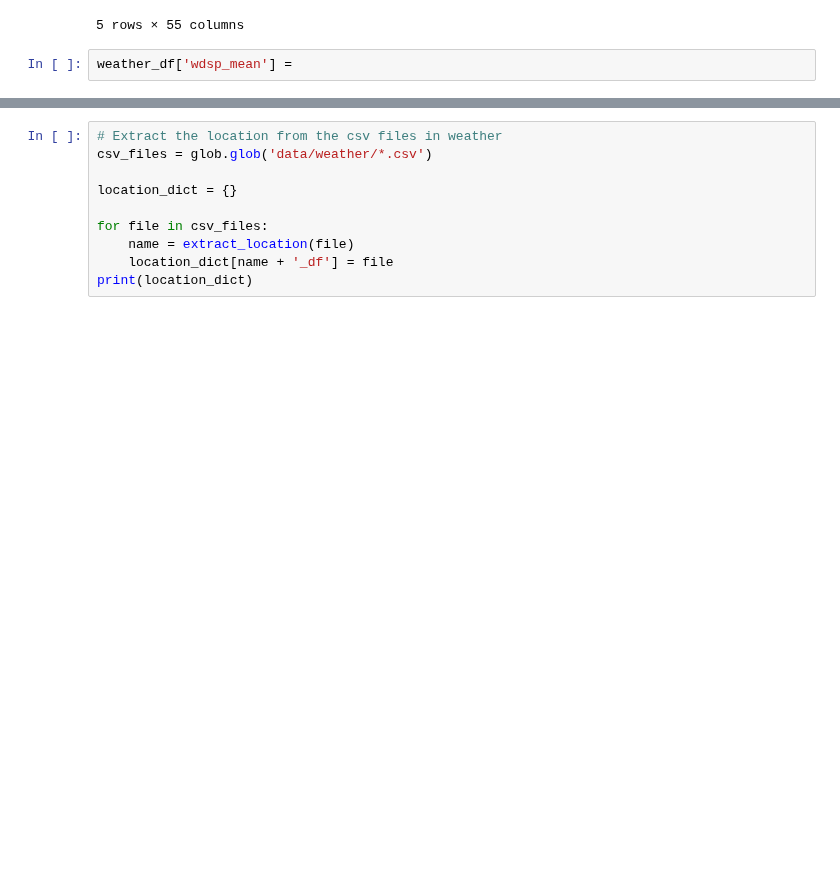
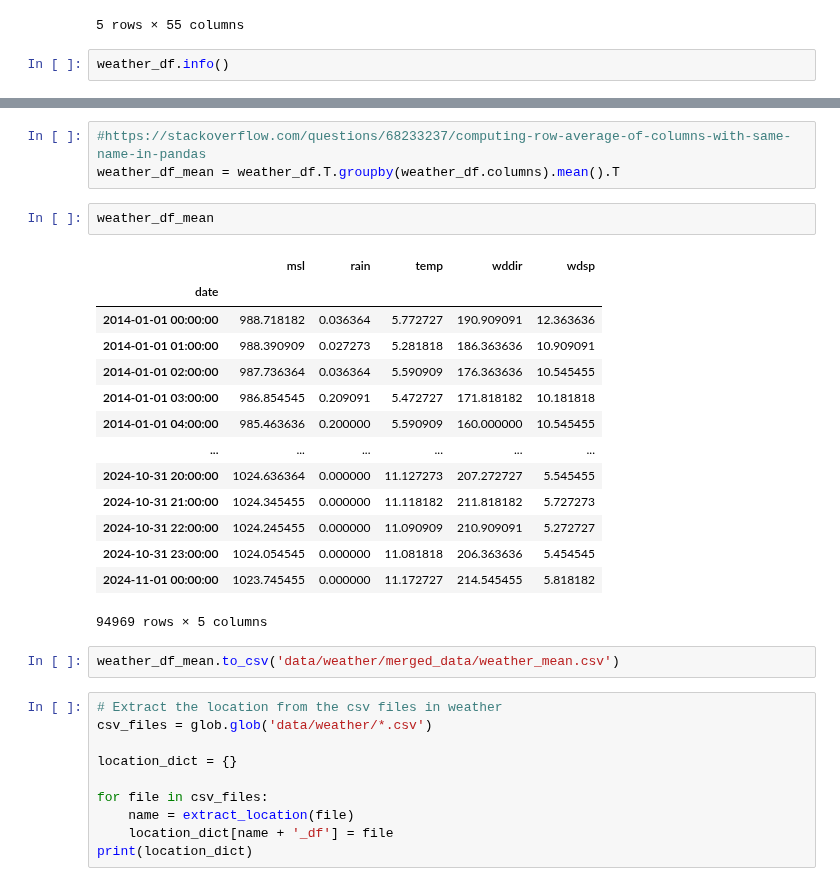
Before and after one commit to IreneKilgannon/PFDA, a Jupyter notebook: PFDA-project/wind.ipynb, the cells around one changed output, grey strips where cells are left out. Cells and saved outputs as stored; diff of their text form; blank space fills up the shorter version.

Commit message:
computed row averages for columns with same name, wrote result to csv file

```diff
--- a/PFDA-project/wind.ipynb
+++ b/PFDA-project/wind.ipynb
@@ -291,4 +291,4 @@ weather_df.head()
 | 2014-01-01 04:00:00 | 0.0 | 8.0 | 989.6 | 11.0 | 200.0 | 0.0 | 2.8 | 987.4 | 7.0 | 160.0 | ... | ... |
 5 rows × 55 columns
 # %%
-weather_df['wdsp_mean'] =
+weather_df.info()
@@ -295,3 +313,25 @@ weather_df['wdsp_mean'] =
+# %%
+#https://stackoverflow.com/questions/68233237/computing-row-average-of-columns-with-same-name-in-pandas
+weather_df_mean = weather_df.T.groupby(weather_df.columns).mean().T
+# %%
+weather_df_mean
+# %% [output]
+|  | msl | rain | temp | wddir | wdsp |
+| date |  |  |  |  |  |
+| 2014-01-01 00:00:00 | 988.718182 | 0.036364 | 5.772727 | 190.909091 | 12.363636 |
+| 2014-01-01 01:00:00 | 988.390909 | 0.027273 | 5.281818 | 186.363636 | 10.909091 |
+| 2014-01-01 02:00:00 | 987.736364 | 0.036364 | 5.590909 | 176.363636 | 10.545455 |
+| 2014-01-01 03:00:00 | 986.854545 | 0.209091 | 5.472727 | 171.818182 | 10.181818 |
+| 2014-01-01 04:00:00 | 985.463636 | 0.200000 | 5.590909 | 160.000000 | 10.545455 |
+| ... | ... | ... | ... | ... | ... |
+| 2024-10-31 20:00:00 | 1024.636364 | 0.000000 | 11.127273 | 207.272727 | 5.545455 |
+| 2024-10-31 21:00:00 | 1024.345455 | 0.000000 | 11.118182 | 211.818182 | 5.727273 |
+| 2024-10-31 22:00:00 | 1024.245455 | 0.000000 | 11.090909 | 210.909091 | 5.272727 |
+| 2024-10-31 23:00:00 | 1024.054545 | 0.000000 | 11.081818 | 206.363636 | 5.454545 |
+| 2024-11-01 00:00:00 | 1023.745455 | 0.000000 | 11.172727 | 214.545455 | 5.818182 |
+94969 rows × 5 columns
+# %%
+weather_df_mean.to_csv('data/weather/merged_data/weather_mean.csv')
 # %%
 # Extract the location from the csv files in weather
 csv_files = glob.glob('data/weather/*.csv')
```
Also changed, not shown: parts of 1 cell of this notebook, 1 other file.
